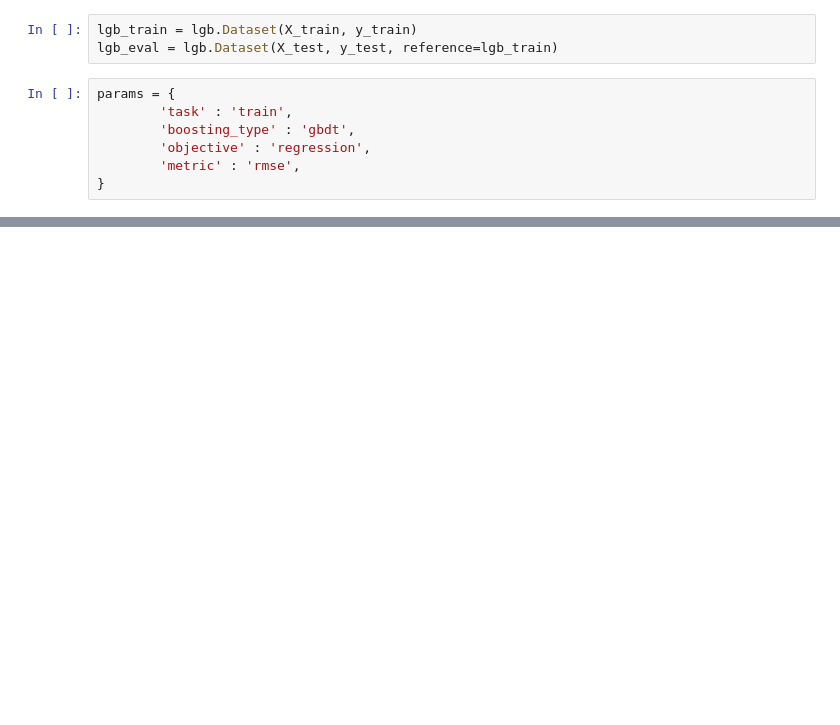
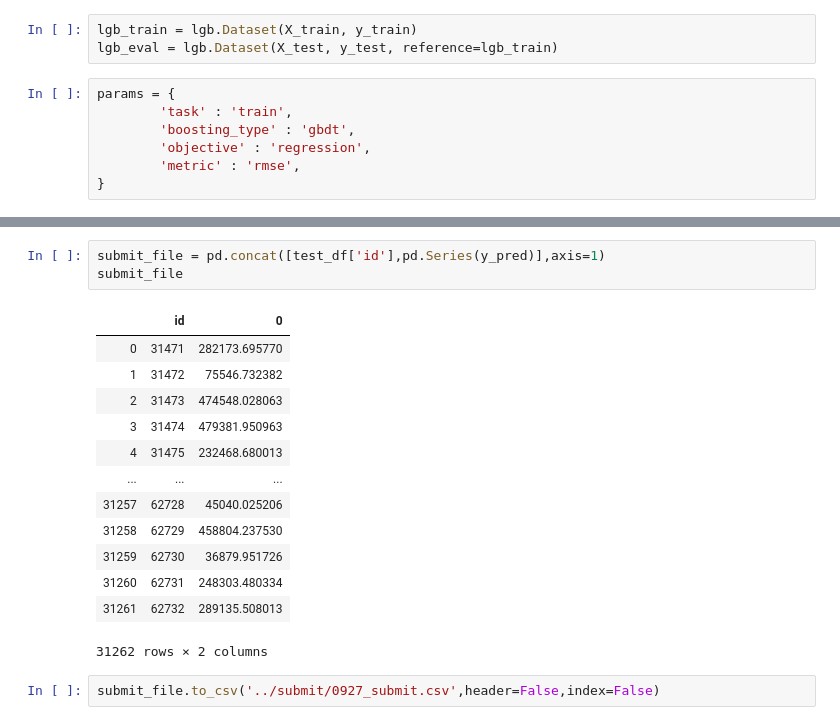
Before and after one commit to yaneura-no-gomi/mynavi_2019, a Jupyter notebook: notebook/0927_fit_predict.ipynb, the cells around one changed output, grey strips where cells are left out. Drawn from its saved outputs; the diff is of its cells as text; blank space fills up the shorter version.

```diff
--- a/notebook/0927_fit_predict.ipynb
+++ b/notebook/0927_fit_predict.ipynb
@@ -48,0 +98,19 @@ model = lgb.train(params, lgb_train, valid_sets=lgb_eval,num_boost_round=5000)
+# %%
+submit_file = pd.concat([test_df['id'],pd.Series(y_pred)],axis=1)
+submit_file
+# %% [output]
+|  | id | 0 |
+| 0 | 31471 | 282173.695770 |
+| 1 | 31472 | 75546.732382 |
+| 2 | 31473 | 474548.028063 |
+| 3 | 31474 | 479381.950963 |
+| 4 | 31475 | 232468.680013 |
+| ... | ... | ... |
+| 31257 | 62728 | 45040.025206 |
+| 31258 | 62729 | 458804.237530 |
+| 31259 | 62730 | 36879.951726 |
+| 31260 | 62731 | 248303.480334 |
+| 31261 | 62732 | 289135.508013 |
+31262 rows × 2 columns
+# %%
+submit_file.to_csv('../submit/0927_submit.csv',header=False,index=False)
```
Also changed, not shown: parts of 10 cells of this notebook, 3 other files.
